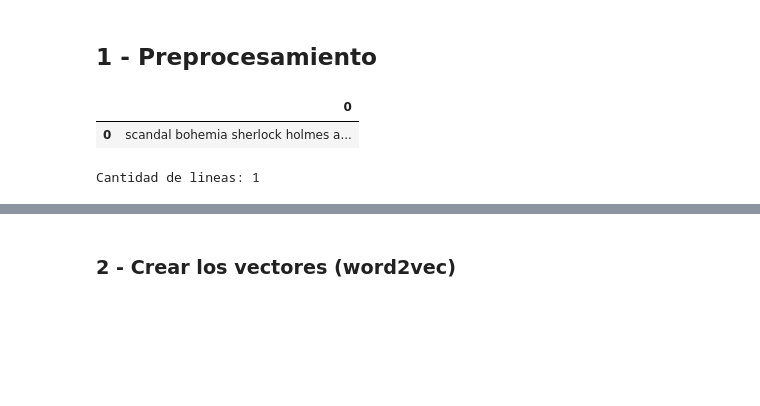
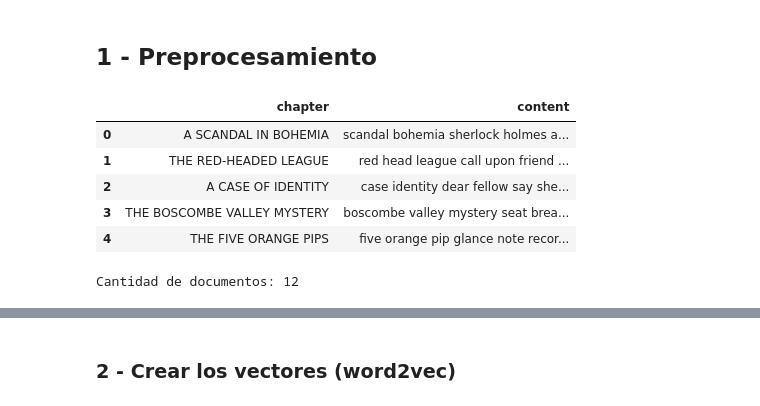
Before and after one commit to jmestanza/natural-language-processing-practice, a Jupyter notebook: desafios/Desafio_2/Desafio_2.ipynb, the cells around one changed output, grey strips where cells are left out. Cells and saved outputs as stored; diff of their text form; code cells hidden in the pictures; blank space fills up the shorter version.

```diff
--- a/desafios/Desafio_2/Desafio_2.ipynb
+++ b/desafios/Desafio_2/Desafio_2.ipynb
@@ -276,7 +268,7 @@ nltk.download('omw-1.4')
 [nltk_data]   Package omw-1.4 is already up-to-date!
 True
 # %%
-def nltk_process(text):
+def nltk_process(text, debug=False):
     # Tokenization
     nltk_tokenList = word_tokenize(text)
 
@@ -285,8 +277,9 @@ def nltk_process(text):
     nltk_lemmaList = [lemmatizer.lemmatize(word, pos='v') for word in nltk_tokenList]  # Specify 'v' for verbs (was turning 'was' to 'wa')
 
 
-    print("Lemmatization")
-    print(nltk_lemmaList)
+    if debug:
+      print("Lemmatization")
+      print(nltk_lemmaList)
 
     # Stop words
     nltk_stop_words = set(stopwords.words("english"))
@@ -295,9 +288,10 @@ def nltk_process(text):
     # # Filter Punctuation <-- ya filtrado
     filtered_sentence = [w for w in filtered_sentence if w not in string.punctuation]
 
-    print(" ")
-    print("Remove stopword & Punctuation")
-    print(filtered_sentence)
+    if debug:
+      print(" ")
+      print("Remove stopword & Punctuation")
+      print(filtered_sentence)
     return " ".join(filtered_sentence)
 # %%
 with open('dataset_nltk_preprocessed.txt', 'w') as f:
@@ -308,16 +302,21 @@ Lemmatization
 ['a', 'scandal', 'in', 'bohemia', 'to', 'sherlock', 'holmes', 'she', 'be', 'always', 'the', 'woman', '.', 'i', 'have', 'seldom', 'hear', 'him', 'mention', 'her', 'under', 'any', 'other', 'name', '.',  ...
 # %% [markdown]
 ## 1 - Preprocesamiento
-# %%
-df = pd.read_csv('dataset_nltk_preprocessed.txt', sep='/n', header=None, engine='python')
-df.head()
-# %% [output]
-|  | 0 |
-| 0 | scandal bohemia sherlock holmes a... |
+# %%
+df_text["content"] = df_text["content"].apply(preprocess_sherlock)
+df_text["content"] = df_text["content"].apply(nltk_process)
+df_text.head()
+# %% [output]
+|  | chapter | content |
+| 0 | A SCANDAL IN BOHEMIA | scandal bohemia sherlock holmes a... |
+| 1 | THE RED-HEADED LEAGUE | red head league call upon friend ... |
+| 2 | A CASE OF IDENTITY | case identity dear fellow say she... |
+| 3 | THE BOSCOMBE VALLEY MYSTERY | boscombe valley mystery seat brea... |
+| 4 | THE FIVE ORANGE PIPS | five orange pip glance note recor... |
 # %%
-print("Cantidad de lineas:", df.shape[0])
+print("Cantidad de documentos:", df_text.shape[0])
 # %% [output]
-Cantidad de lineas: 1
+Cantidad de documentos: 12
 # %%
 from tensorflow.keras.preprocessing.text import text_to_word_sequence
 
```
Also changed, not shown: parts of 15 cells of this notebook.
